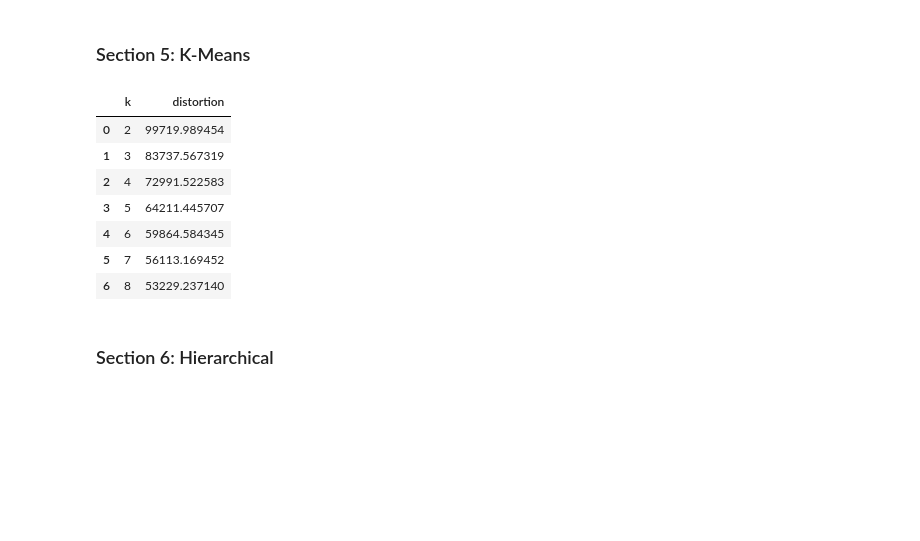
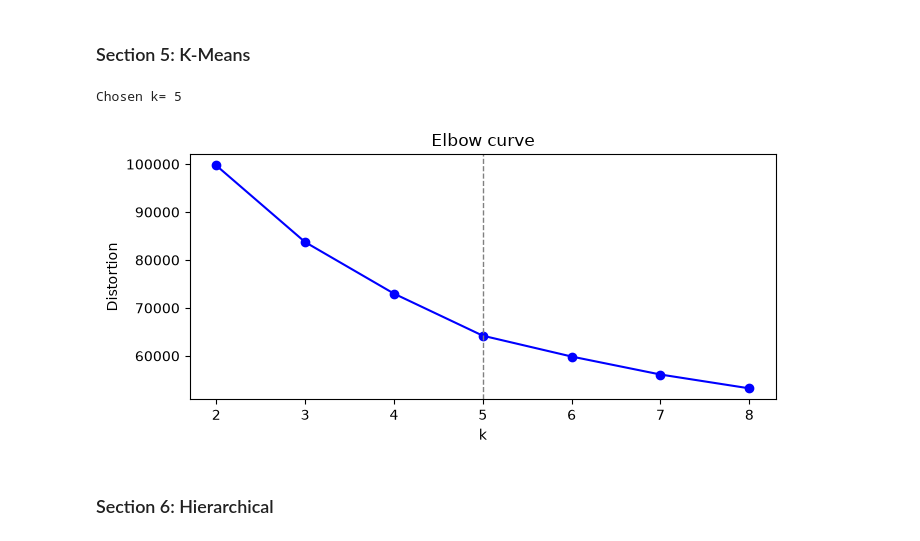
Before and after one commit to Liu0916-star/Airbnb_EoDP, a Jupyter notebook: code/4_cluster.ipynb, the cells around one changed output. Saved outputs shown, nothing was run; the diff lists cells and outputs as text; code cells hidden in the pictures; blank space fills up the shorter version.

```diff
--- a/code/4_cluster.ipynb
+++ b/code/4_cluster.ipynb
@@ -157,57 +151,42 @@ pca_table
 # %% [markdown]
 ### Section 5: K-Means
 # %%
-# Fit K-Means once per candidate k. Same seed and same n_init throughout, so the only
-# thing that changes from one row of the table to the next is k itself.
-# distortion = inertia = the sum of squared distances from each listing to its own
-# cluster centre. It is the quantity K-Means minimises, and it falls for every extra
-# cluster, so the curve is read for its bend rather than for its minimum.
+# Fit K-Means once per candidate k.
+# distortion = the sum of squared distances from each listing to its own
+# cluster centre.
 distortions = []
 for k in N_CLUSTERS_RANGE:
     kmeans = KMeans(n_clusters=k, n_init=10, random_state=RANDOM_SEED)
     kmeans.fit(scaled_features)
     distortions.append(kmeans.inertia_)
 
 kmeans_sweep = pd.DataFrame({"k": list(N_CLUSTERS_RANGE), "distortion": distortions})
 evidence["kmeans_sweep"] = kmeans_sweep.round(DEFAULT_ROUNDING_DECIMALS).to_dict("records")
 
-# ---- Elbow plot ----
-figure, axis = plt.subplots(figsize=(7, 4.5))
-axis.plot(kmeans_sweep["k"], kmeans_sweep["distortion"], "bx-")
-axis.set(title="The elbow method showing the optimal k", xlabel="k", ylabel="Distortion (inertia)")
+# k is chosen by eye from the distortion curve below
+CHOSEN_K = 5
+
+# Elbow plot
+figure, axis = plt.subplots(figsize=(7, 3.4))
+axis.plot(kmeans_sweep["k"], kmeans_sweep["distortion"], "bo-")
+axis.axvline(CHOSEN_K, color="grey", linestyle="--", linewidth=1)
+axis.set(title=f"Elbow curve", xlabel="k", ylabel="Distortion")
 plt.tight_layout()
 plt.savefig(OUTPUT_DIR / "fig_elbow.png", dpi=150)
 plt.close(figure)
 
-# k is read off the bend in the distortion curve. The bend is located as the point
-# furthest from the straight line joining the first and last points, which is the same
-# judgement the eye makes on the plot above, written down so it is not made by hand.
-# Both axes are scaled to 0-1 first, because k and distortion are in different units.
-scaled_k = (kmeans_sweep["k"] - kmeans_sweep["k"].min()) / (kmeans_sweep["k"].max() - kmeans_sweep["k"].min())
-scaled_distortion = (kmeans_sweep["distortion"] - kmeans_sweep["distortion"].min()) / (
-    kmeans_sweep["distortion"].max() - kmeans_sweep["distortion"].min()
-)
-distance_from_chord = np.abs(scaled_distortion - (1 - scaled_k))
-
-CHOSEN_K = int(kmeans_sweep["k"].iloc[int(np.argmax(distance_from_chord))])
 evidence["chosen_k"] = CHOSEN_K
 evidence["chosen_k_distortion"] = round_value(kmeans_sweep.loc[kmeans_sweep["k"] == CHOSEN_K, "distortion"].iloc[0], 1)
-evidence["chord_distances"] = {int(k): round_value(d) for k, d in zip(kmeans_sweep["k"], distance_from_chord)}
 
 kmeans_final = KMeans(n_clusters=CHOSEN_K, n_init=10, random_state=RANDOM_SEED)
 kmeans_labels = kmeans_final.fit_predict(scaled_features)
 
-evidence["kmeans_sizes"] = {int(k): int(v) for k, v in pd.Series(kmeans_labels).value_counts().sort_index().items()}
-kmeans_sweep
+evidence["kmeans_sizes"] = {int(k): int(v) for k, v in pd.Series(kmeans_labels).value_counts().sort_index().items()}  # ty:ignore[invalid-argument-type]
+print("Chosen k=", CHOSEN_K)
+figure
 # %% [output]
-|  | k | distortion |
-| 0 | 2 | 99719.989454 |
-| 1 | 3 | 83737.567319 |
-| 2 | 4 | 72991.522583 |
-| 3 | 5 | 64211.445707 |
-| 4 | 6 | 59864.584345 |
-| 5 | 7 | 56113.169452 |
-| 6 | 8 | 53229.237140 |
+Chosen k= 5
+[figure, added]
 # %% [markdown]
 ### Section 6: Hierarchical
 # %%
```
Also changed, not shown: parts of 6 cells of this notebook, 3 other files.
